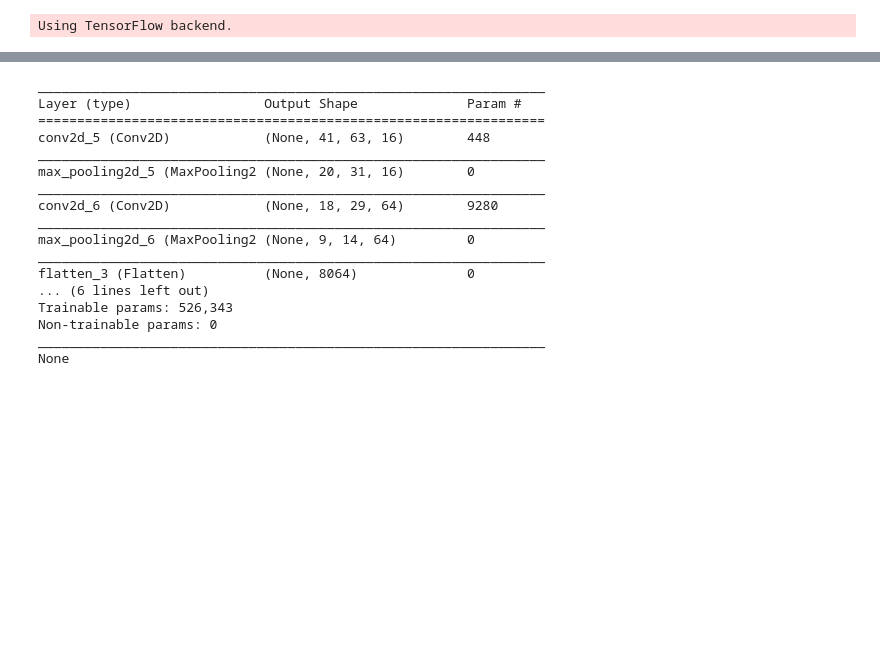
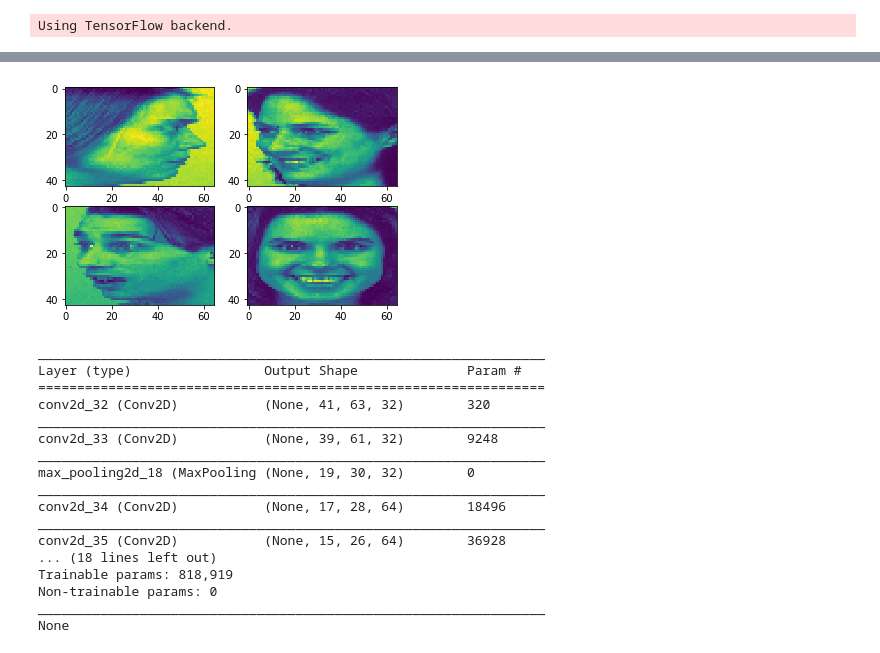
Before and after one commit to gupta-ujjwal/EmotionClassifier, a Jupyter notebook: kernal.ipynb, the cells around one changed output, grey strips where cells are left out. Drawn from its saved outputs; the diff is of its cells as text; code cells hidden in the pictures; blank space fills up the shorter version.

```diff
--- a/kernal.ipynb
+++ b/kernal.ipynb
@@ -35,16 +37,17 @@ random.shuffle(imagePaths)
 # %%
-EPOCHS = 500
+EPOCHS = 50
 INIT_LR = 1e-4
-BS = 256
-w=200#you can change this in a multiple of 2
-h=200
+BS = 128
+w= 65 #you can change this in a multiple of 2
+h= 43
 
 # initialize the data and labels
 data = []
 labels = []
 # %%
+
 for imagePath in imagePaths:
-    image = cv2.imread(imagePath)
+    image = cv2.imread(imagePath,0)
     image = cv2.resize(image, (w,h))#resize image maintaining aspect ratio
 #     b, g, r = cv2.split(image)
 #     cv2.imshow('imgage',g)
@@ -83,20 +86,17 @@ testY = to_categorical(testY, num_classes=7)
 # %%
 aug = ImageDataGenerator(zca_whitening=True,fill_mode="nearest")
 # %%
-#Checking if a folder already exists. If not create a new one.
-if os.path.exists('AugmentedImages'):
-    shutil.rmtree('AugmentedImages')
-os.mkdir('AugmentedImages')
-
 #Saving and displaying augmented images
-for X_batch, y_batch in aug.flow(trainX, trainY, batch_size=len(trainX),save_to_dir='AugmentedImages',save_prefix='aug', save_format='png'):
+for X_batch, y_batch in aug.flow(trainX, trainY, batch_size=len(trainX)):
     # create a grid of 2x2 images
     for i in range(0, 4):
         plt.subplot(220 + 1 + i)
-        plt.imshow(X_batch[i])
+        plt.imshow(X_batch[i].reshape(43,65))
     # show the plot
     plt.show()
     break
+# %% [output]
+[figure, added]
 # %%
 # from keras.preprocessing.image import ImageDataGenerator
 
@@ -130,21 +130,28 @@ for X_batch, y_batch in aug.flow(trainX, trainY, batch_size=len(trainX),save_to_
 classifier = Sequential()
 
 # Step 1 - Convolution
-classifier.add(Convolution2D(16, 3, 3, input_shape = (h, w, 3), activation = 'relu'))
+classifier.add(Convolution2D(32, 3, 3, input_shape = (h, w, 1), activation = 'relu'))
+classifier.add(Convolution2D(32, 3, 3, activation = 'relu'))
 
 # Step 2 - Pooling
 classifier.add(MaxPooling2D(pool_size = (2, 2)))
 
 # Adding a second convolutional layer
 classifier.add(Convolution2D(64, 3, 3, activation = 'relu'))
+classifier.add(Convolution2D(64, 3, 3, activation = 'relu'))
+classifier.add(MaxPooling2D(pool_size = (2, 2)))
+
+# Adding third convolutional layer
+classifier.add(Convolution2D(128, 3, 3, activation = 'relu'))
+classifier.add(Convolution2D(128, 3, 3, activation = 'relu'))
 classifier.add(MaxPooling2D(pool_size = (2, 2)))
 
 # Step 3 - Flattening
 classifier.add(Flatten())
 
 # Step 4 - Full connection
-classifier.add(Dense(output_dim = 64, activation = 'relu'))
-# classifier.add(Dropout(0.2))
+classifier.add(Dense(output_dim = 1024, activation = 'relu'))
+classifier.add(Dropout(0.2))
 classifier.add(Dense(output_dim = 7, activation = 'softmax'))
 
 es = EarlyStopping(monitor='val_loss', mode='min', verbose=1, patience=2)
@@ -156,17 +163,17 @@ print(classifier.summary())
 _________________________________________________________________
 Layer (type)                 Output Shape              Param #
 =================================================================
-conv2d_5 (Conv2D)            (None, 41, 63, 16)        448
+conv2d_32 (Conv2D)           (None, 41, 63, 32)        320
 _________________________________________________________________
-max_pooling2d_5 (MaxPooling2 (None, 20, 31, 16)        0
+conv2d_33 (Conv2D)           (None, 39, 61, 32)        9248
 _________________________________________________________________
-conv2d_6 (Conv2D)            (None, 18, 29, 64)        9280
+max_pooling2d_18 (MaxPooling (None, 19, 30, 32)        0
 _________________________________________________________________
-max_pooling2d_6 (MaxPooling2 (None, 9, 14, 64)         0
+conv2d_34 (Conv2D)           (None, 17, 28, 64)        18496
 _________________________________________________________________
-flatten_3 (Flatten)          (None, 8064)              0
-... (6 lines left out)
-Trainable params: 526,343
+conv2d_35 (Conv2D)           (None, 15, 26, 64)        36928
+... (18 lines left out)
+Trainable params: 818,919
 Non-trainable params: 0
 _________________________________________________________________
 None
```
Also changed, not shown: parts of 10 cells of this notebook, 5 other files.
